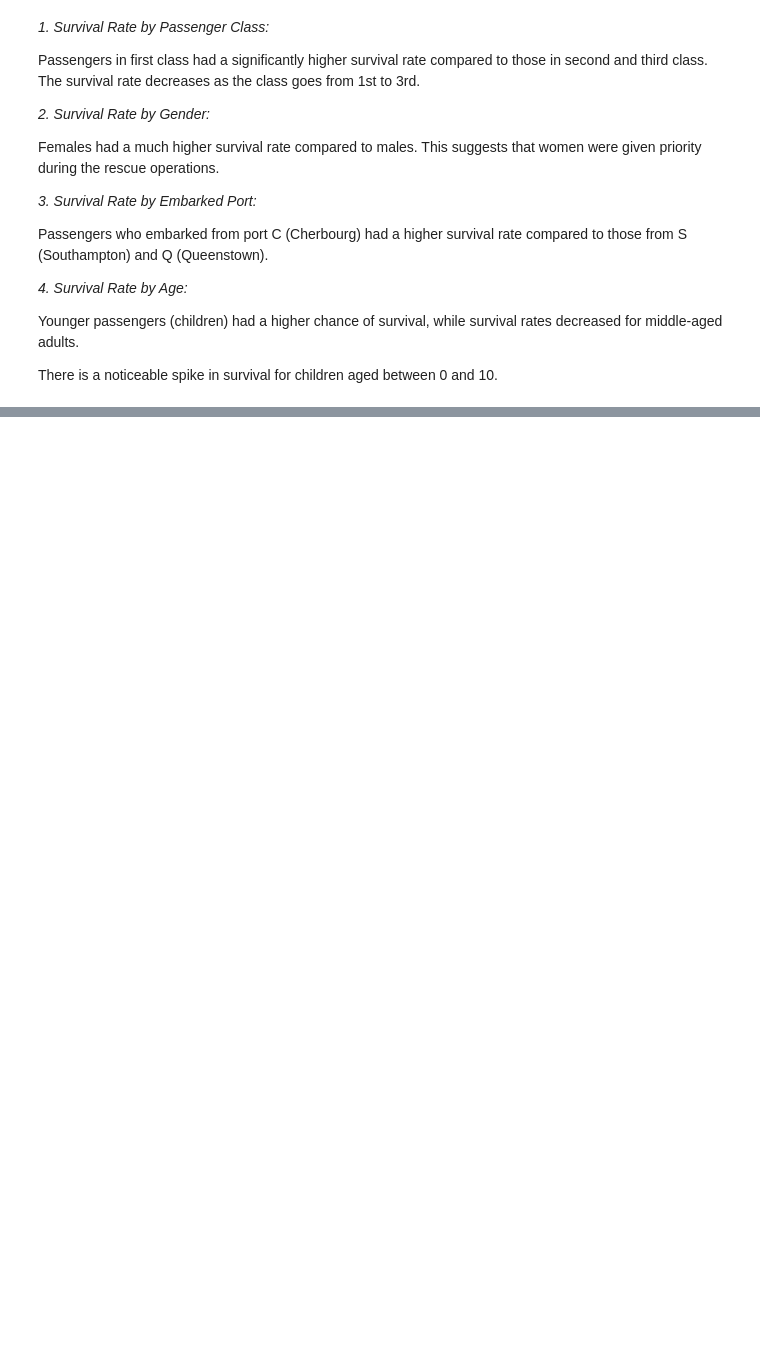
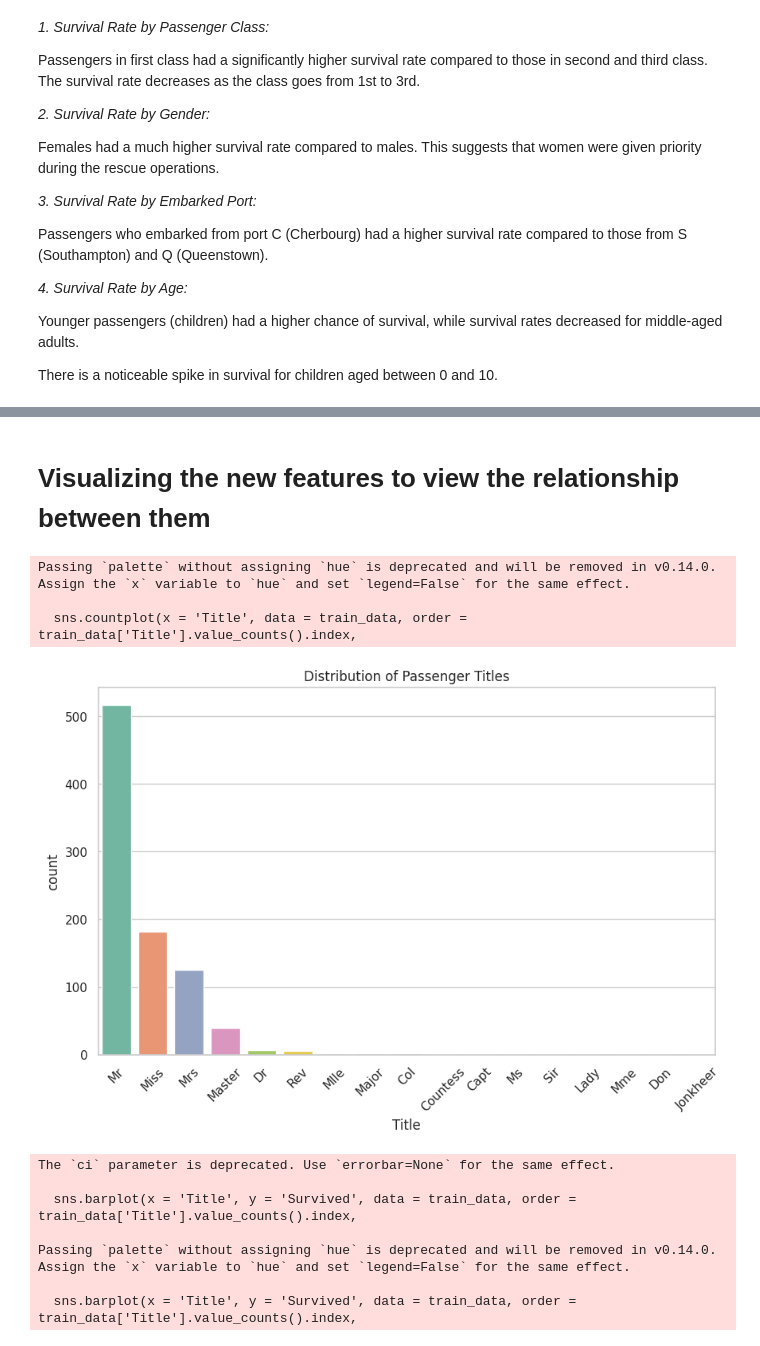
Before and after one commit to Ethan-97/PRODIGY_DS_02, a Jupyter notebook: Task2.ipynb, the cells around one changed output, grey strips where cells are left out. Cells and saved outputs as stored; diff of their text form; code cells hidden in the pictures; blank space fills up the shorter version.

```diff
--- a/Task2.ipynb
+++ b/Task2.ipynb
@@ -225,0 +234,14 @@ There is a noticeable spike in survival for children aged between 0 and 10.
+# %%
+# Creating the 'Title' feature by extracting titles from the 'Name' column
+train_data['Title'] = train_data['Name'].str.extract(' ([A-Za-z]+)\.', expand = False)
+test_data['Title'] = test_data['Name'].str.extract(' ([A-Za-z]+)\.', expand = False)
+
+# Creating the 'AgeGroup' feature by binning the 'Age' column
+age_bins = [0, 12, 18, 35, 60, 100]
+age_labels = ['Child', 'Teen', 'Young Adult', 'Adult', 'Senior']
+
+train_data['AgeGroup'] = pd.cut(train_data['Age'], bins = age_bins, labels = age_labels)
+test_data['AgeGroup'] = pd.cut(test_data['Age'], bins = age_bins, labels = age_labels)
+
+# Preview the new features in the training dataset
+train_data[['Name', 'Title', 'Age', 'AgeGroup']].head()
@@ -225,0 +255,31 @@ There is a noticeable spike in survival for children aged between 0 and 10.
+# %% [markdown]
+# Visualizing the new features to view the relationship between them
+# %%
+# Visualizing the distribution of the new 'Title' feature
+plt.figure(figsize = (10, 6))
+sns.countplot(x = 'Title', data = train_data, order = train_data['Title'].value_counts().index,
+              palette = 'Set2') #palette = 'Set2' specifies a color palette for better readability
+plt.title('Distribution of Passenger Titles')
+plt.xticks(rotation = 45)
+plt.show()
+
+# Visualizing the survival rate by 'Title'
+plt.figure(figsize = (10, 6))
+sns.barplot(x = 'Title', y = 'Survived', data = train_data, order = train_data['Title'].value_counts().index,
+            palette = 'Set2', ci = None)
+plt.title('Survival Rate by Title')
+plt.xticks(rotation = 45)
+plt.ylabel('Survival Rate')
+plt.show()
+# %% [output]
+Passing `palette` without assigning `hue` is deprecated and will be removed in v0.14.0. Assign the `x` variable to `hue` and set `legend=False` for the same effect.
+
+  sns.countplot(x = 'Title', data = train_data, order = train_data['Title'].value_counts().index,
+[figure, added]
+The `ci` parameter is deprecated. Use `errorbar=None` for the same effect.
+
+  sns.barplot(x = 'Title', y = 'Survived', data = train_data, order = train_data['Title'].value_counts().index,
+
+Passing `palette` without assigning `hue` is deprecated and will be removed in v0.14.0. Assign the `x` variable to `hue` and set `legend=False` for the same effect.
+
+  sns.barplot(x = 'Title', y = 'Survived', data = train_data, order = train_data['Title'].value_counts().index,
```
Also changed, not shown: parts of 9 cells of this notebook.
